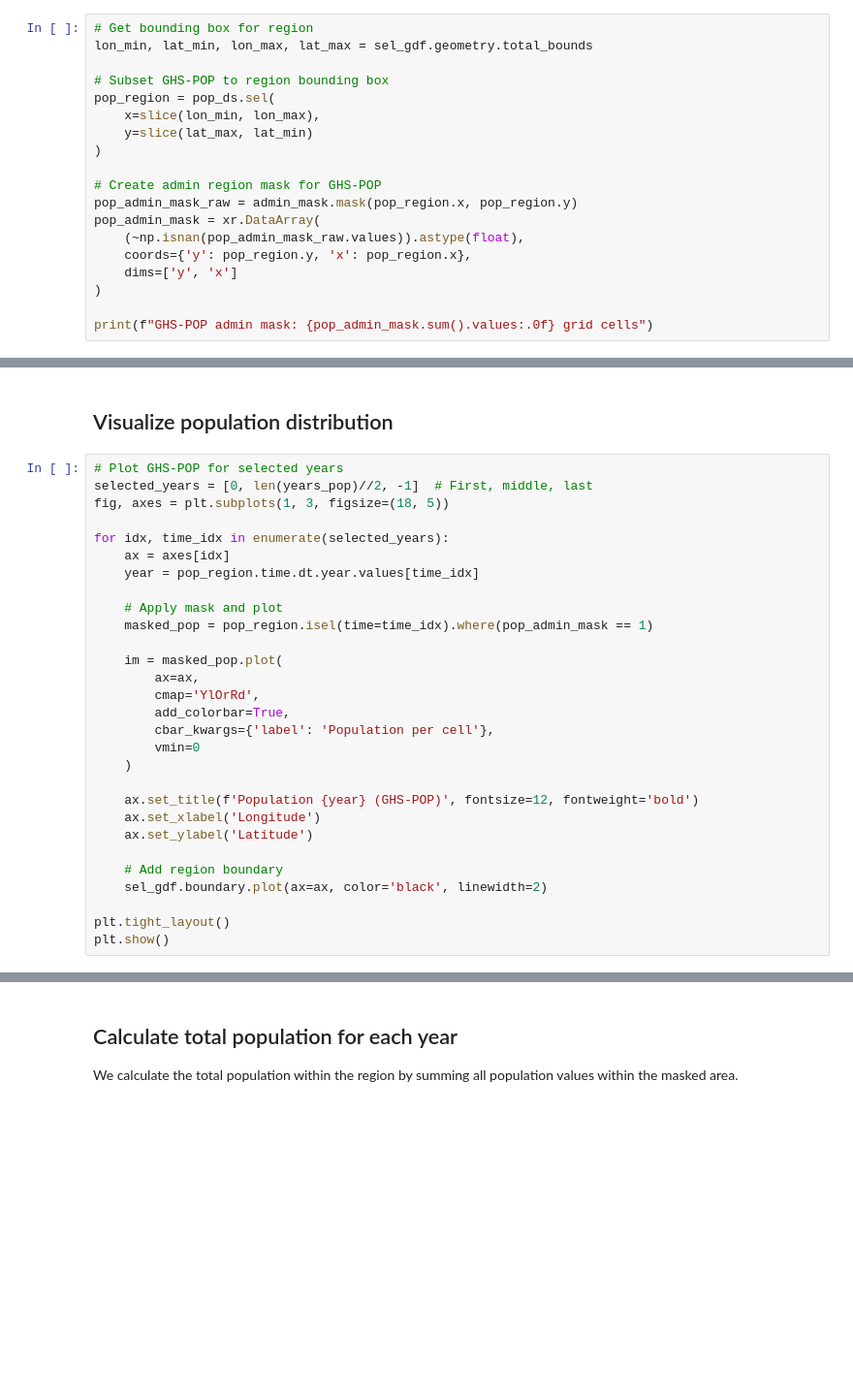
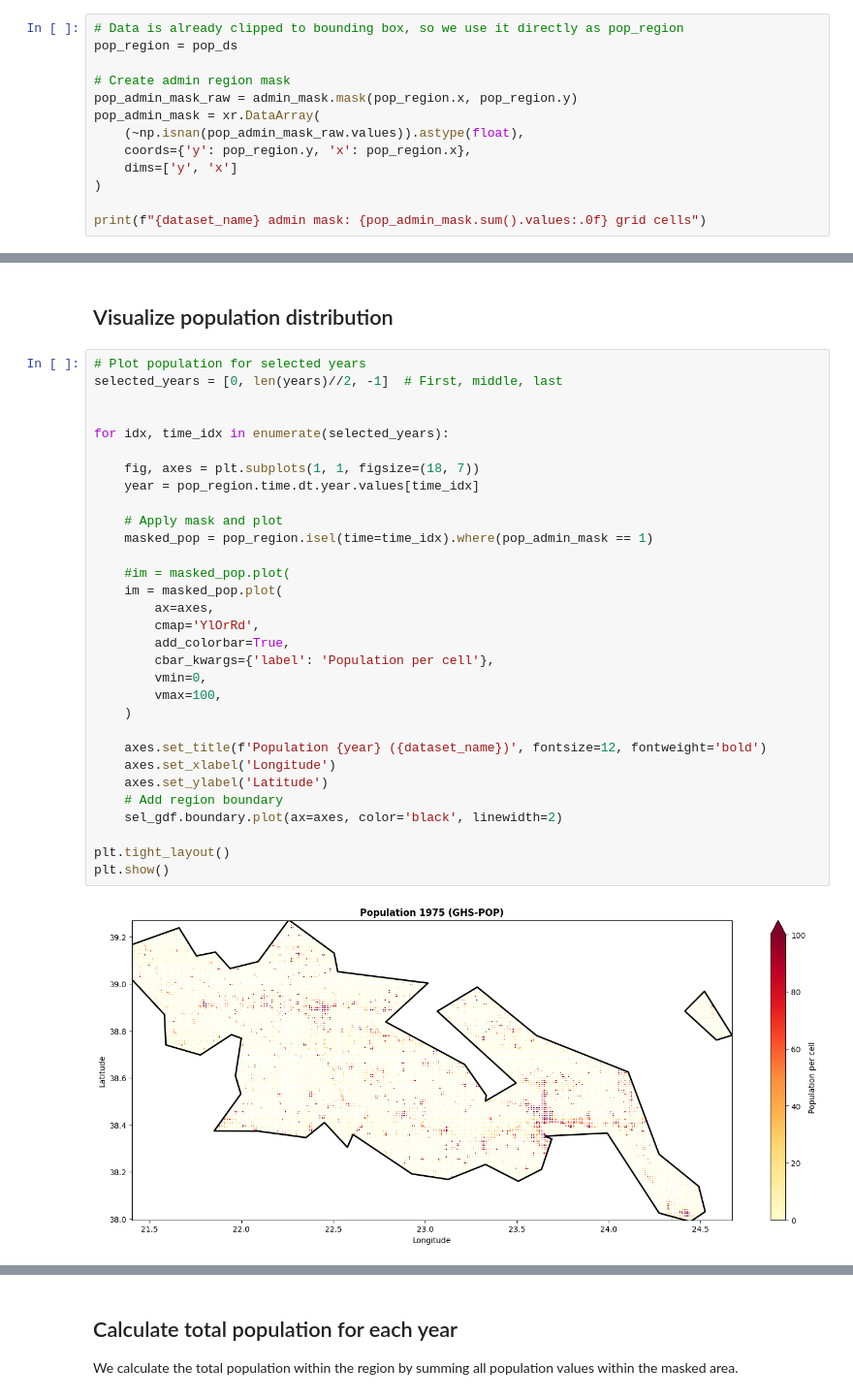
Before and after one commit to ecmwf-training/drought-exposure, a Jupyter notebook: how-to-guides/estimate_population.ipynb, the cells around one changed output, grey strips where cells are left out. Shown at 97% size. Saved outputs shown, nothing was run; the diff lists cells and outputs as text; blank space fills up the shorter version.

```diff
--- a/how-to-guides/estimate_population.ipynb
+++ b/how-to-guides/estimate_population.ipynb
@@ -175,16 +230,10 @@ wup_ds
 # %% [markdown]
 ## Create region masks and calculate population
 # %%
-# Get bounding box for region
-lon_min, lat_min, lon_max, lat_max = sel_gdf.geometry.total_bounds
+# Data is already clipped to bounding box, so we use it directly as pop_region
+pop_region = pop_ds
 
-# Subset GHS-POP to region bounding box
-pop_region = pop_ds.sel(
-    x=slice(lon_min, lon_max),
-    y=slice(lat_max, lat_min)
-)
-
-# Create admin region mask for GHS-POP
+# Create admin region mask
 pop_admin_mask_raw = admin_mask.mask(pop_region.x, pop_region.y)
 pop_admin_mask = xr.DataArray(
     (~np.isnan(pop_admin_mask_raw.values)).astype(float),
@@ -192,4 +241,4 @@ pop_admin_mask = xr.DataArray(
     dims=['y', 'x']
 )
 
-print(f"GHS-POP admin mask: {pop_admin_mask.sum().values:.0f} grid cells")
+print(f"{dataset_name} admin mask: {pop_admin_mask.sum().values:.0f} grid cells")
@@ -212,31 +277,35 @@ print(f"GHS-WUP admin mask: {wup_admin_mask.sum().values:.0f} grid cells")
 # %% [markdown]
 ## Visualize population distribution
 # %%
-# Plot GHS-POP for selected years
-selected_years = [0, len(years_pop)//2, -1]  # First, middle, last
-fig, axes = plt.subplots(1, 3, figsize=(18, 5))
+# Plot population for selected years
+selected_years = [0, len(years)//2, -1]  # First, middle, last
+
 
 for idx, time_idx in enumerate(selected_years):
-    ax = axes[idx]
+
+    fig, axes = plt.subplots(1, 1, figsize=(18, 7))
     year = pop_region.time.dt.year.values[time_idx]
 
     # Apply mask and plot
     masked_pop = pop_region.isel(time=time_idx).where(pop_admin_mask == 1)
 
+    #im = masked_pop.plot(
     im = masked_pop.plot(
-        ax=ax,
+        ax=axes,
         cmap='YlOrRd',
         add_colorbar=True,
         cbar_kwargs={'label': 'Population per cell'},
-        vmin=0
+        vmin=0,
+        vmax=100,
     )
 
-    ax.set_title(f'Population {year} (GHS-POP)', fontsize=12, fontweight='bold')
-    ax.set_xlabel('Longitude')
-    ax.set_ylabel('Latitude')
-
+    axes.set_title(f'Population {year} ({dataset_name})', fontsize=12, fontweight='bold')
+    axes.set_xlabel('Longitude')
+    axes.set_ylabel('Latitude')
     # Add region boundary
-    sel_gdf.boundary.plot(ax=ax, color='black', linewidth=2)
+    sel_gdf.boundary.plot(ax=axes, color='black', linewidth=2)
 
 plt.tight_layout()
 plt.show()
+# %% [output]
+[figure, added]
```
Also changed, not shown: parts of 26 cells of this notebook, 1 other file.
